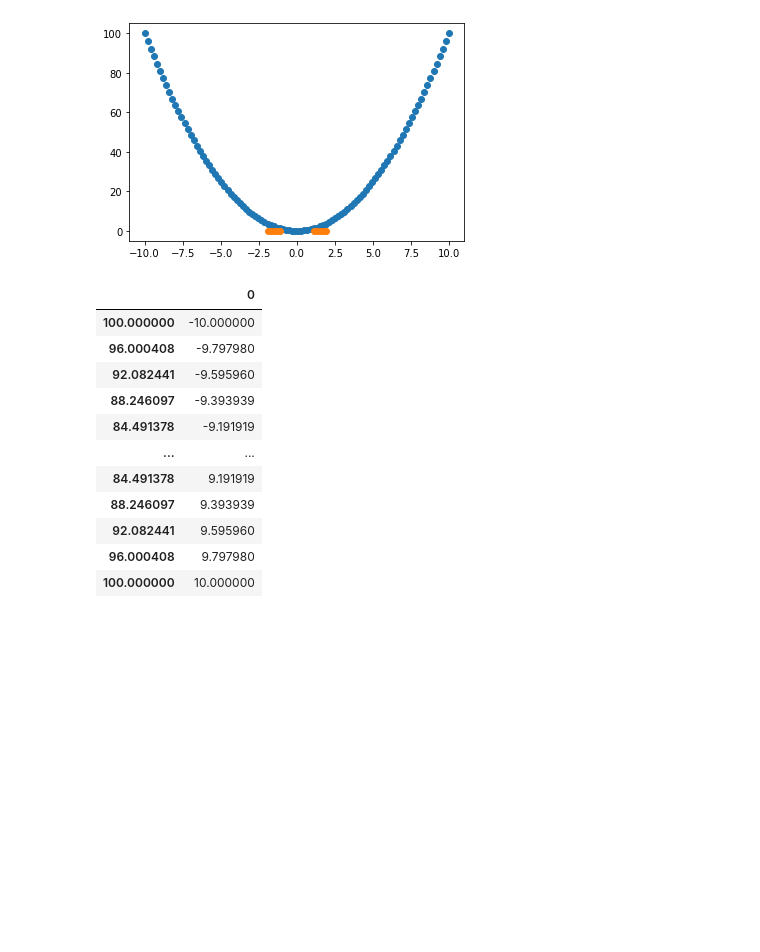
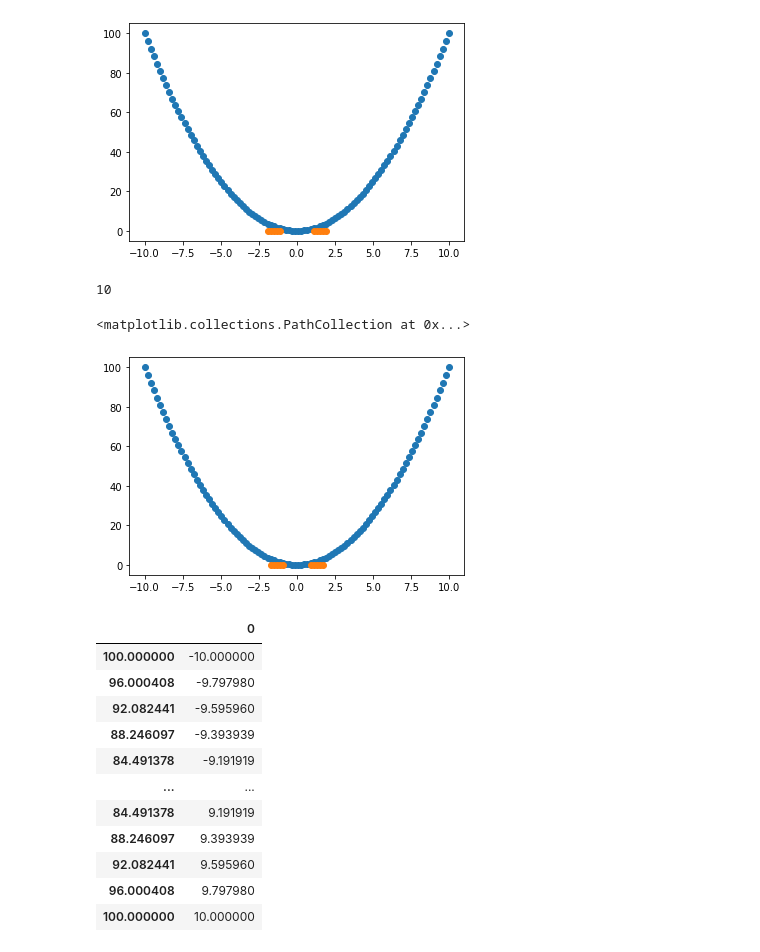
Before and after one commit to cesar-xyz/Topologia, a Jupyter notebook: preimagen inversa.ipynb, the cells around one changed output. Cells and saved outputs as stored; diff of their text form; code cells hidden in the pictures; blank space fills up the shorter version.

Commit message:
Preimagen función

```diff
--- a/preimagen inversa.ipynb
+++ b/preimagen inversa.ipynb
@@ -44,6 +45,8 @@ y2 = x*x
 # %%
+x = np.linspace(-10, 10, 100)
+y2 = pow(x, 2)
 preimagen = []
 for m in B:
     for n in x:
-        if int(n*n) == m:
+        if int(n * n) == m:
             preimagen.append(n)
@@ -56,6 +64,25 @@ plt.scatter(preimagen,np.zeros(len(preimagen)))
 # %% [output]
 <matplotlib.collections.PathCollection at 0x...>
 [figure]
+# %%
+x = np.linspace(-10, 10, 100)
+y2 = x ** 2
+
+preimagen = [n for m in B for n in x[np.isclose(y2, m, atol=0.5)]]
+# %%
+len(preimagen)
+# %% [output]
+10
+# %%
+import pandas as pd
+
+zeros = np.zeros(len(preimagen))
+df = pd.DataFrame(x, y2)
+plt.scatter(x, y2)
+plt.scatter(preimagen, np.zeros(len(preimagen)))
+# %% [output]
+<matplotlib.collections.PathCollection at 0x...>
+[figure, added]
 # %%
 df
 # %% [output]
```
Also changed, not shown: parts of 11 cells of this notebook.
